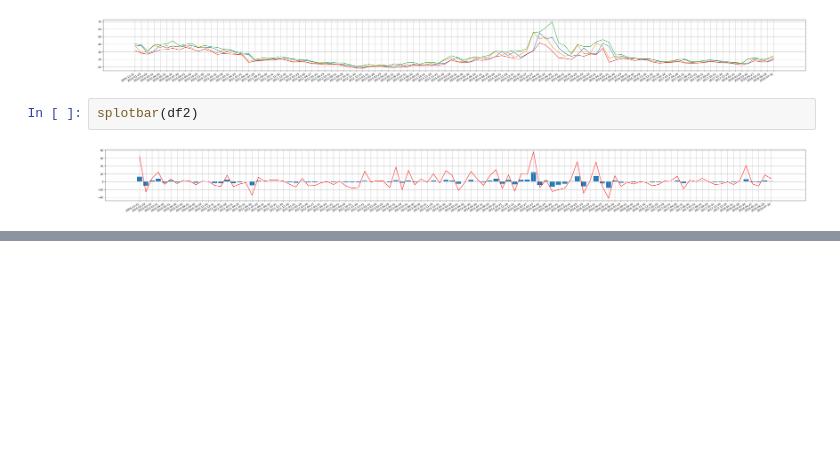
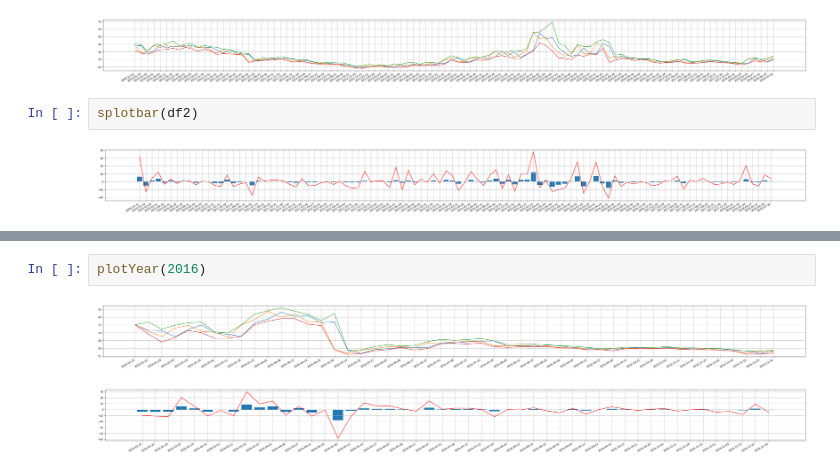
Before and after one commit to databooks/databook, a Jupyter notebook: finabook/S300036/Y2018年度分析.ipynb, the cells around one changed output, grey strips where cells are left out. Cells and saved outputs as stored; diff of their text form; blank space fills up the shorter version.

```diff
--- a/finabook/S300036/Y2018年度分析.ipynb
+++ b/finabook/S300036/Y2018年度分析.ipynb
@@ -72,0 +101,5 @@ df2c.plot(kind='bar',figsize=(32,4),grid=True)
+# %%
+plotYear(2016)
+# %% [output]
+[figure, added]
+[figure, added]
```
Also changed, not shown: parts of 14 cells of this notebook.
